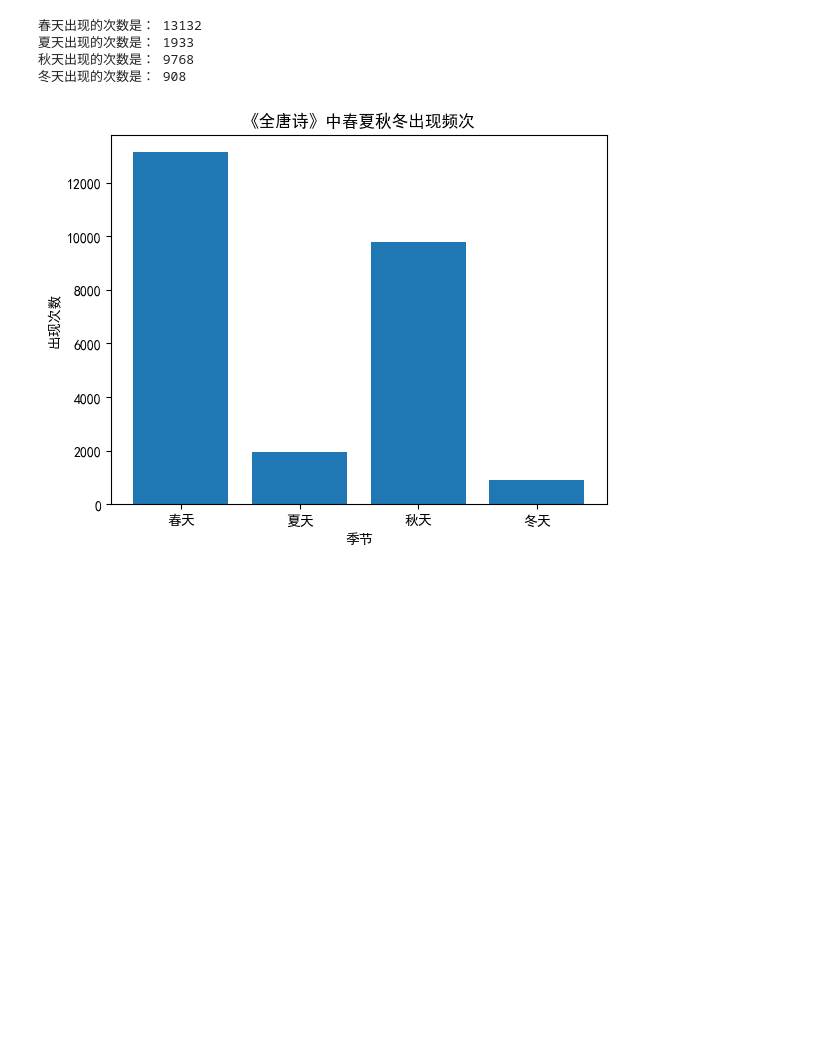
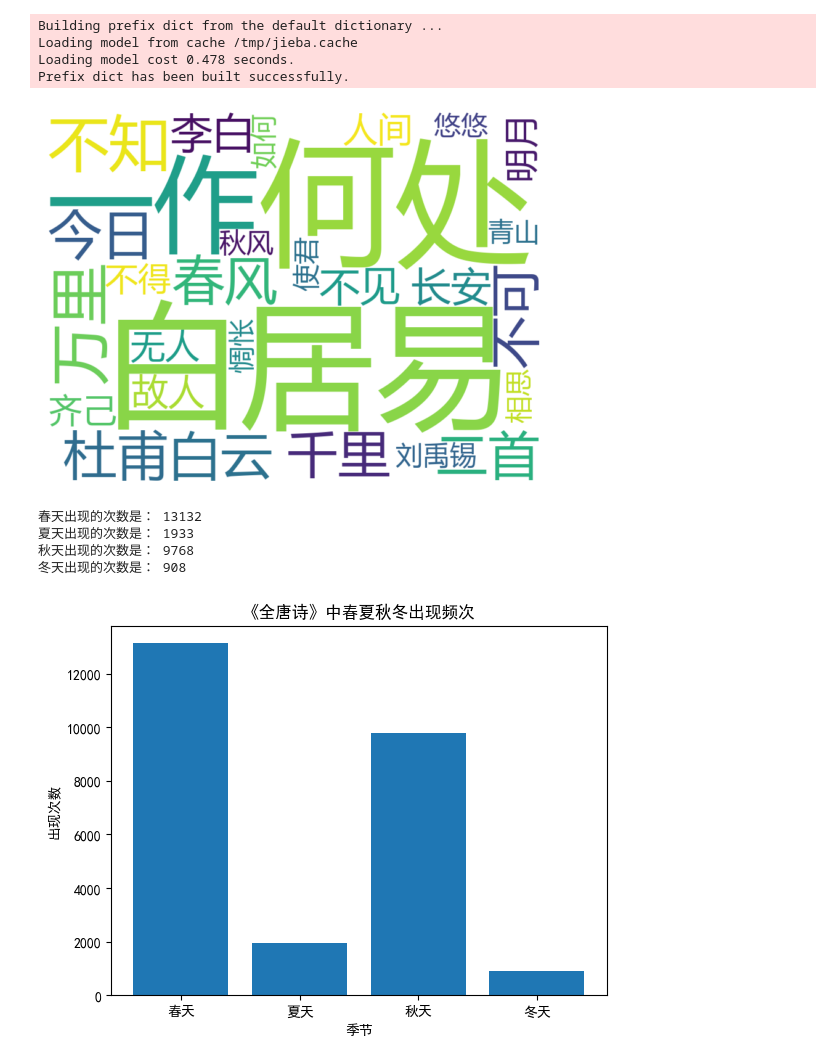
Before and after one commit to inspireMeNow/python-practice, a Jupyter notebook: day14/main.ipynb, the cells around one changed output. Drawn from its saved outputs; the diff is of its cells as text; code cells hidden in the pictures; blank space fills up the shorter version.

```diff
--- a/day14/main.ipynb
+++ b/day14/main.ipynb
@@ -1,3 +1,35 @@
+# %%
+import jieba
+from wordcloud import WordCloud
+import matplotlib.pyplot as plt
+with open('全唐诗.txt', 'r') as f:
+    tang_poems = f.read()
+# 拼接成整个字符串
+corpus = ''.join(tang_poems)
+# 标记词语
+tokens = jieba.lcut(corpus)
+# 计算词语频率
+freqs = {}
+for token in tokens:
+    if len(token) == 1:  # Exclude single-character tokens
+        continue
+    freqs[token] = freqs.get(token, 0) + 1
+# 统计高频词
+sorted_freqs = sorted(freqs.items(), key=lambda x: x[1], reverse=True)
+# 前50个高频词
+top50_chars = [item[0] for item in sorted_freqs[:50]]
+# 生成词云
+wordcloud = WordCloud(font_path='msyh.ttc', width=800, height=600,
+                      background_color='white').generate(' '.join(top50_chars))
+plt.imshow(wordcloud, interpolation='bilinear')
+plt.axis('off')
+plt.show()
+# %% [output]
+Building prefix dict from the default dictionary ...
+Loading model from cache /tmp/jieba.cache
+Loading model cost 0.478 seconds.
+Prefix dict has been built successfully.
+[figure, added]
 # %%
 import matplotlib.pyplot as plt
 import matplotlib.font_manager as fm
```
Also changed, not shown: parts of 5 cells of this notebook, 6 other files.
